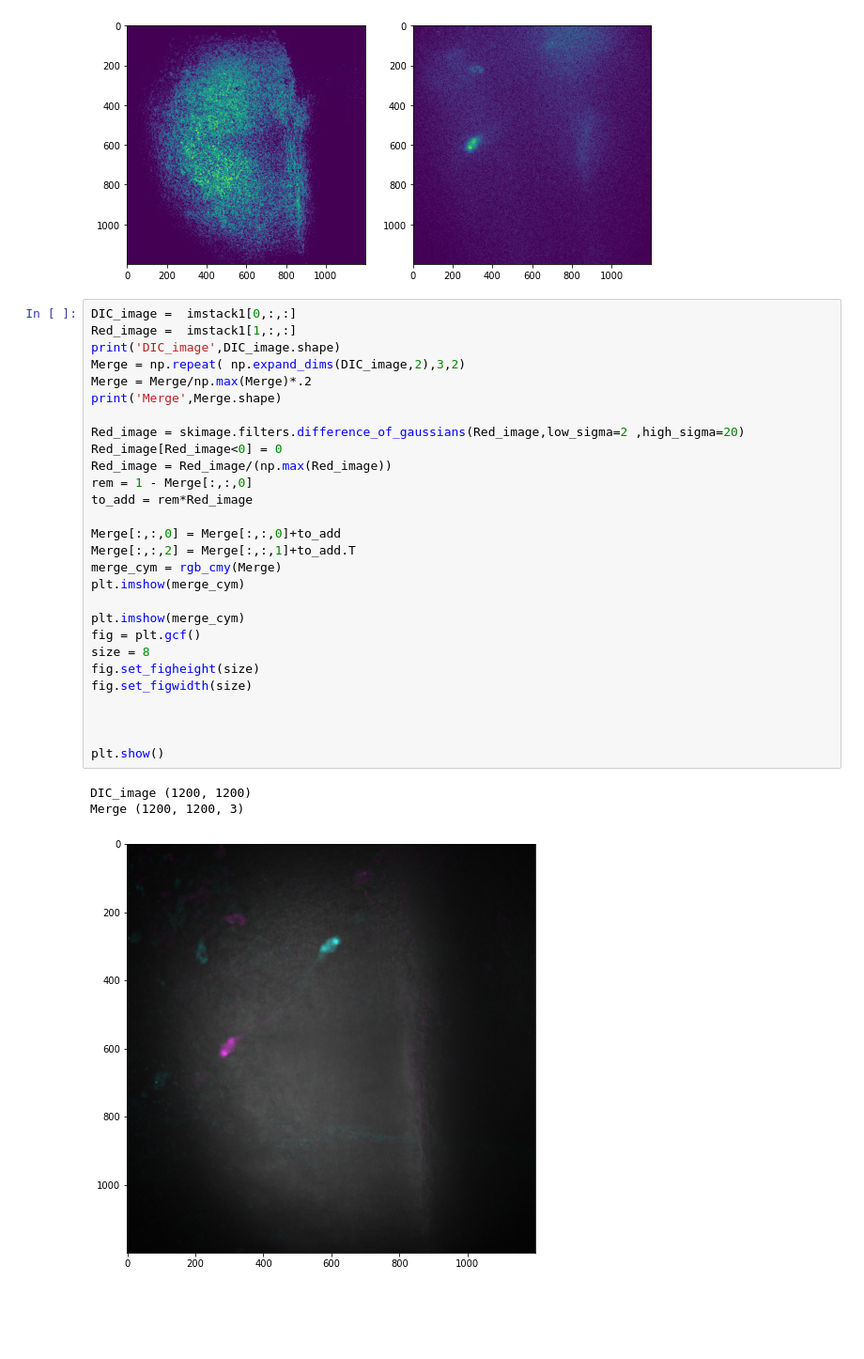
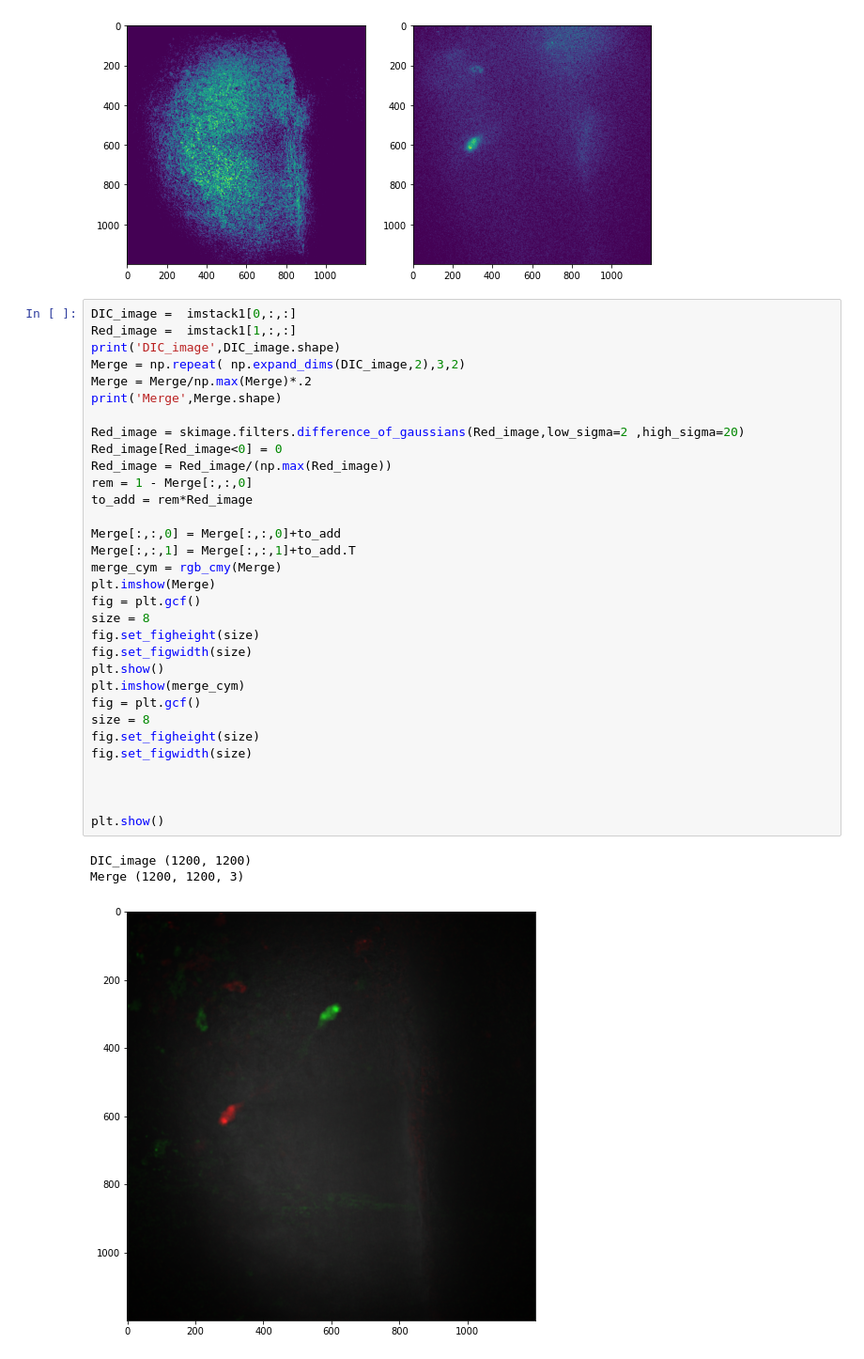
Before and after one commit to dtabuena/Images, a Jupyter notebook: PlayWithImages.ipynb, the cells around one changed output. Shown at 94% size. Cells and saved outputs as stored; diff of their text form; blank space fills up the shorter version.

```diff
--- a/PlayWithImages.ipynb
+++ b/PlayWithImages.ipynb
@@ -37,32 +82,36 @@ print(thresh_val)
 # %%
 DIC_image =  imstack1[0,:,:]
 Red_image =  imstack1[1,:,:]
 print('DIC_image',DIC_image.shape)
 Merge = np.repeat( np.expand_dims(DIC_image,2),3,2)
 Merge = Merge/np.max(Merge)*.2
 print('Merge',Merge.shape)
 
 Red_image = skimage.filters.difference_of_gaussians(Red_image,low_sigma=2 ,high_sigma=20)
 Red_image[Red_image<0] = 0
 Red_image = Red_image/(np.max(Red_image))
 rem = 1 - Merge[:,:,0]
 to_add = rem*Red_image
 
 Merge[:,:,0] = Merge[:,:,0]+to_add
-Merge[:,:,2] = Merge[:,:,1]+to_add.T
+Merge[:,:,1] = Merge[:,:,1]+to_add.T
 merge_cym = rgb_cmy(Merge)
-plt.imshow(merge_cym)
-
+plt.imshow(Merge)
+fig = plt.gcf()
+size = 8
+fig.set_figheight(size)
+fig.set_figwidth(size)
+plt.show()
 plt.imshow(merge_cym)
 fig = plt.gcf()
 size = 8
 fig.set_figheight(size)
 fig.set_figwidth(size)
 
 
 
 plt.show()
 # %% [output]
 DIC_image (1200, 1200)
 Merge (1200, 1200, 3)
-[figure, old version]
+[figure, new version]
```
Also changed, not shown: parts of 6 cells of this notebook.
